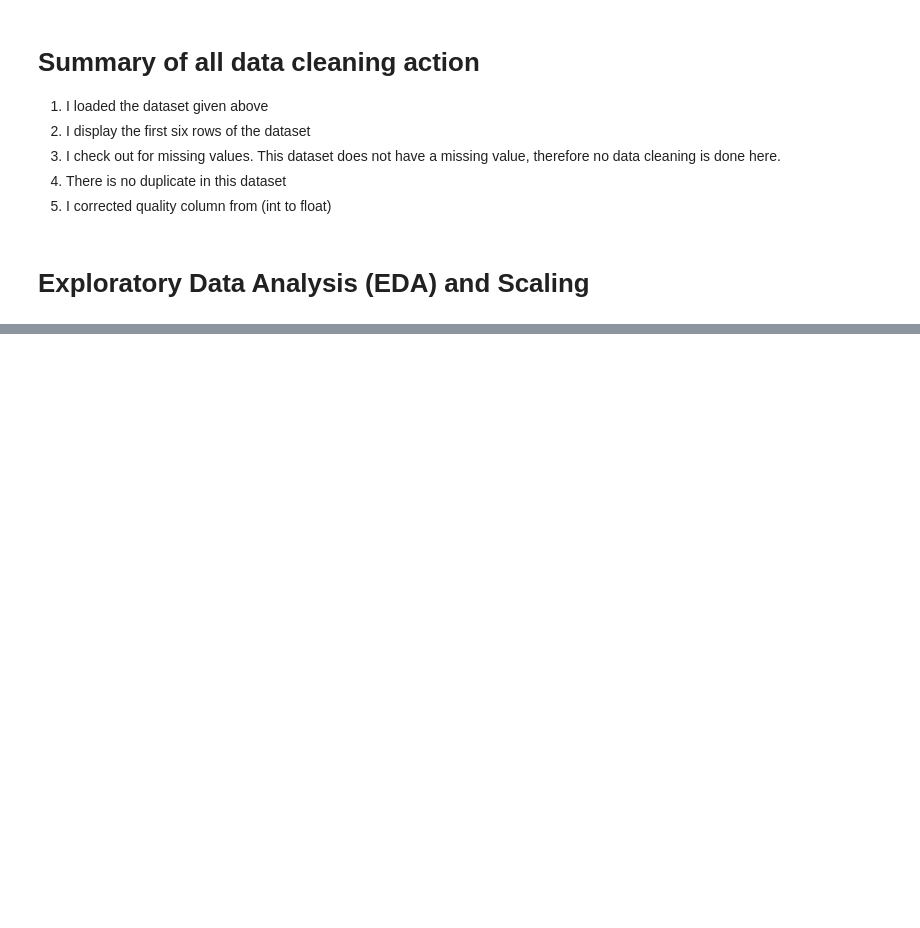
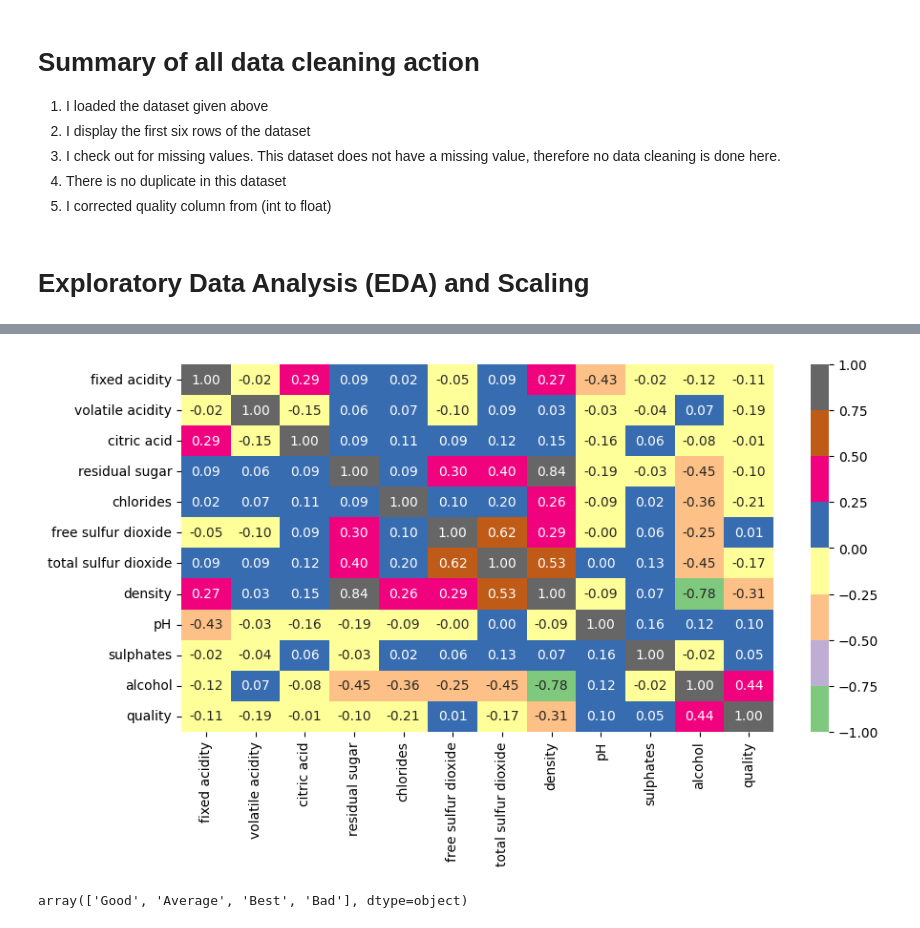
Before and after one commit to ADEOYE-MARY25/Project-Exam, a Jupyter notebook: testing.ipynb, the cells around one changed output, grey strips where cells are left out. Saved outputs shown, nothing was run; the diff lists cells and outputs as text; code cells hidden in the pictures; blank space fills up the shorter version.

```diff
--- a/testing.ipynb
+++ b/testing.ipynb
@@ -138,0 +127,12 @@ x_scaled = (scaler.fit_transform)
+# %%
+# 3. Examine the correlation of each feature with the target variable (quality)
+
+cols_list = df.select_dtypes(include=np.number).columns.tolist()
+
+plt.figure(figsize=(10, 5))
+sns.heatmap(
+    df[cols_list].corr(), annot=True, vmin=-1, vmax=1, fmt=".2f", cmap="Accent"
+)
+plt.show()
+# %% [output]
+[figure, added]
@@ -138,0 +142,4 @@ x_scaled = (scaler.fit_transform)
+# %%
+df.quality.unique()
+# %% [output]
+array(['Good', 'Average', 'Best', 'Bad'], dtype=object)
```
Also changed, not shown: parts of 15 cells of this notebook, 1 other file.
